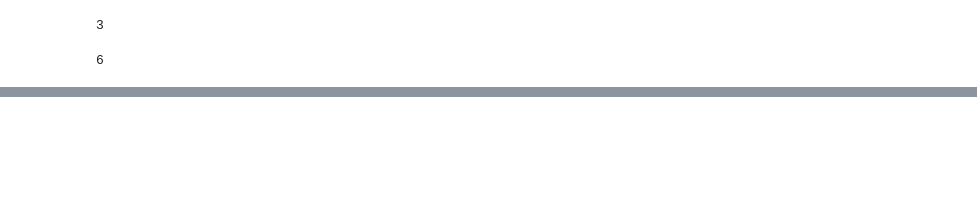
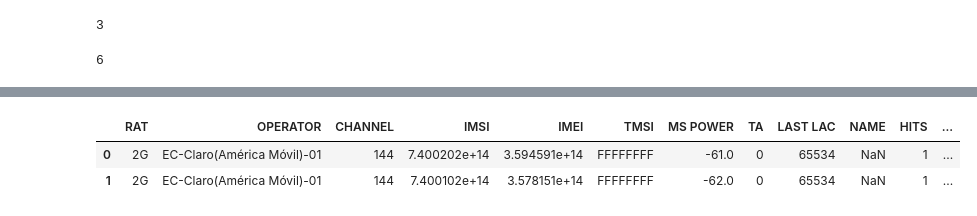
Before and after one commit to Dumaru/ExcelReports, a Jupyter notebook: Telefonia.ipynb, the cells around one changed output, grey strips where cells are left out. Cells and saved outputs as stored; diff of their text form; code cells hidden in the pictures; blank space fills up the shorter version.

```diff
--- a/Telefonia.ipynb
+++ b/Telefonia.ipynb
@@ -92,0 +130,7 @@ allData.head()
+# %%
+allData['DATE-TIME'] = allData['DATE-TIME'].apply(toDatetime)
+allData.head(2)
+# %% [output]
+|  | RAT | OPERATOR | CHANNEL | IMSI | IMEI | TMSI | MS POWER | TA | LAST LAC | NAME | HITS | ... |
+| 0 | 2G | EC-Claro(América Móvil)-01 | 144 | 7.400202e+14 | 3.594591e+14 | FFFFFFFF | -61.0 | 0 | 65534 | NaN | 1 | ... |
+| 1 | 2G | EC-Claro(América Móvil)-01 | 144 | 7.400102e+14 | 3.578151e+14 | FFFFFFFF | -62.0 | 0 | 65534 | NaN | 1 | ... |
```
Also changed, not shown: parts of 22 cells of this notebook, 4 other files.
